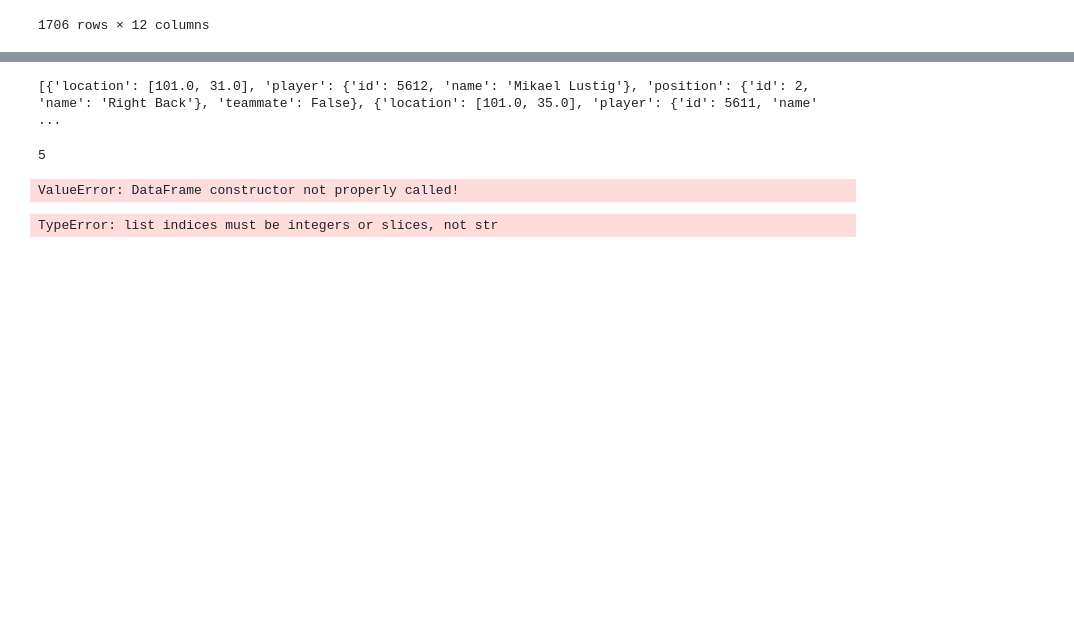
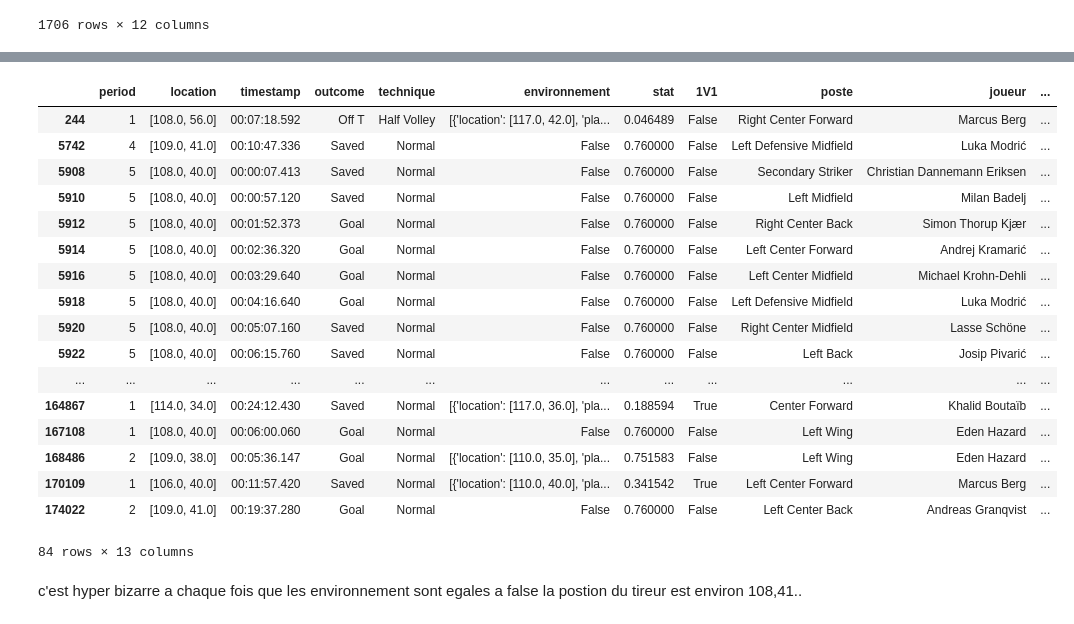
Before and after one commit to sebquetin/ML_Football, a Jupyter notebook: fonctionangles.ipynb, the cells around one changed output, grey strips where cells are left out. Drawn from its saved outputs; the diff is of its cells as text; code cells hidden in the pictures; blank space fills up the shorter version.

```diff
--- a/fonctionangles.ipynb
+++ b/fonctionangles.ipynb
@@ -95,39 +121,27 @@ df[df["angle_de_tir"]>90]
 | 104215 | 2 | [118.0, 39.0] | 00:24:13.960 | Blocked | Normal | [{'location': [119.0, 51.0], 'pla... | 0.636862 | False | Right Center Back | Gerard Piqué Bernabéu | ... |
 | 138240 | 2 | [118.0, 42.0] | 00:30:45.280 | Wayward | Normal | [{'location': [115.0, 32.0], 'pla... | 0.725548 | False | Left Midfield | Filip Kostić | ... |
 | 153202 | 1 | [117.0, 40.0] | 00:09:02.920 | Blocked | Normal | [{'location': [119.0, 40.0], 'pla... | 0.322611 | False | Center Forward | Michy Batshuayi Tunga | ... |
-# %%
-joueur_environnant=list(df['environnement'])
-
-print(joueur_environnant[0])
-# %% [output]
-[{'location': [101.0, 31.0], 'player': {'id': 5612, 'name': 'Mikael Lustig'}, 'position': {'id': 2, 'name': 'Right Back'}, 'teammate': False}, {'location': [101.0, 35.0], 'player': {'id': 5611, 'name' ...
-# %%
-df_autour=pd.DataFrame(list(df['environnement'])[0])
-df_autour2=pd.DataFrame(df_autour)
-len(df_autour[df_autour["teammate"]==True])
-# %% [output]
-5
-# %%
-def Ratio(environnement):
-    df=pd.DataFrame(environnement)
-    equipe=df[df["teammate"]==True].shape[0]
-    adverse=df[df["teammate"]==False].shape[0]
-    return equipe/adverse
-# %%
-def listratio(listenvironnement):
-    result=[]
-    for i in range(listenvironnement.shape[0]):
-        df=pd.DataFrame(listenvironnement.iloc[i])
-        equipe=df[df["teammate"]==True].shape[0]
-        adverse=df[df["teammate"]==False].shape[0]
-        result+=[equipe/adverse]
-    return result
-
-listratio(df["environnement"])
-# %% [output]
-ValueError: DataFrame constructor not properly called!
 # %%
-df["ratio"]=df["environnement"].map(lambda x: x["teammate"])
-df
+df["ratio"]=df["environnement"].map(lambda x: Ratio(x))
+df[df["ratio"]==0]
 # %% [output]
+|  | period | location | timestamp | outcome | technique | environnement | stat | 1V1 | poste | joueur | ... |
+| 244 | 1 | [108.0, 56.0] | 00:07:18.592 | Off T | Half Volley | [{'location': [117.0, 42.0], 'pla... | 0.046489 | False | Right Center Forward | Marcus Berg | ... |
+| 5742 | 4 | [109.0, 41.0] | 00:10:47.336 | Saved | Normal | False | 0.760000 | False | Left Defensive Midfield | Luka Modrić | ... |
+| 5908 | 5 | [108.0, 40.0] | 00:00:07.413 | Saved | Normal | False | 0.760000 | False | Secondary Striker | Christian Dannemann Eriksen | ... |
+| 5910 | 5 | [108.0, 40.0] | 00:00:57.120 | Saved | Normal | False | 0.760000 | False | Left Midfield | Milan Badelj | ... |
+| 5912 | 5 | [108.0, 40.0] | 00:01:52.373 | Goal | Normal | False | 0.760000 | False | Right Center Back | Simon Thorup Kjær | ... |
+| 5914 | 5 | [108.0, 40.0] | 00:02:36.320 | Goal | Normal | False | 0.760000 | False | Left Center Forward | Andrej Kramarić | ... |
+| 5916 | 5 | [108.0, 40.0] | 00:03:29.640 | Goal | Normal | False | 0.760000 | False | Left Center Midfield | Michael Krohn-Dehli | ... |
+| 5918 | 5 | [108.0, 40.0] | 00:04:16.640 | Goal | Normal | False | 0.760000 | False | Left Defensive Midfield | Luka Modrić | ... |
+| 5920 | 5 | [108.0, 40.0] | 00:05:07.160 | Saved | Normal | False | 0.760000 | False | Right Center Midfield | Lasse Schöne | ... |
+| 5922 | 5 | [108.0, 40.0] | 00:06:15.760 | Saved | Normal | False | 0.760000 | False | Left Back | Josip Pivarić | ... |
+| ... | ... | ... | ... | ... | ... | ... | ... | ... | ... | ... | ... |
+| 164867 | 1 | [114.0, 34.0] | 00:24:12.430 | Saved | Normal | [{'location': [117.0, 36.0], 'pla... | 0.188594 | True | Center Forward | Khalid Boutaïb | ... |
+| 167108 | 1 | [108.0, 40.0] | 00:06:00.060 | Goal | Normal | False | 0.760000 | False | Left Wing | Eden Hazard | ... |
+| 168486 | 2 | [109.0, 38.0] | 00:05:36.147 | Goal | Normal | [{'location': [110.0, 35.0], 'pla... | 0.751583 | False | Left Wing | Eden Hazard | ... |
+| 170109 | 1 | [106.0, 40.0] | 00:11:57.420 | Saved | Normal | [{'location': [110.0, 40.0], 'pla... | 0.341542 | True | Left Center Forward | Marcus Berg | ... |
+| 174022 | 2 | [109.0, 41.0] | 00:19:37.280 | Goal | Normal | False | 0.760000 | False | Left Center Back | Andreas Granqvist | ... |
-TypeError: list indices must be integers or slices, not str
+84 rows × 13 columns
+# %% [markdown]
+c'est hyper bizarre a chaque fois que les environnement sont egales a false la postion du tireur est environ 108,41..
```
Also changed, not shown: parts of 7 cells of this notebook, 1 other file.
